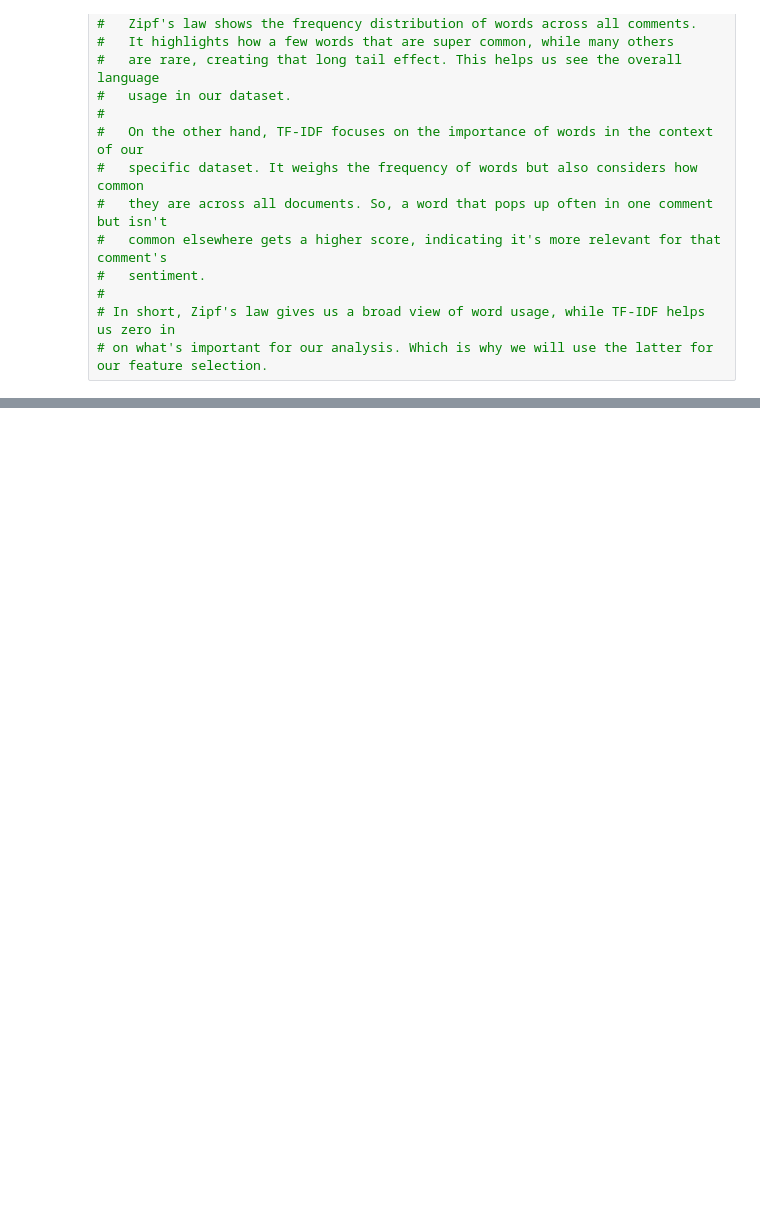
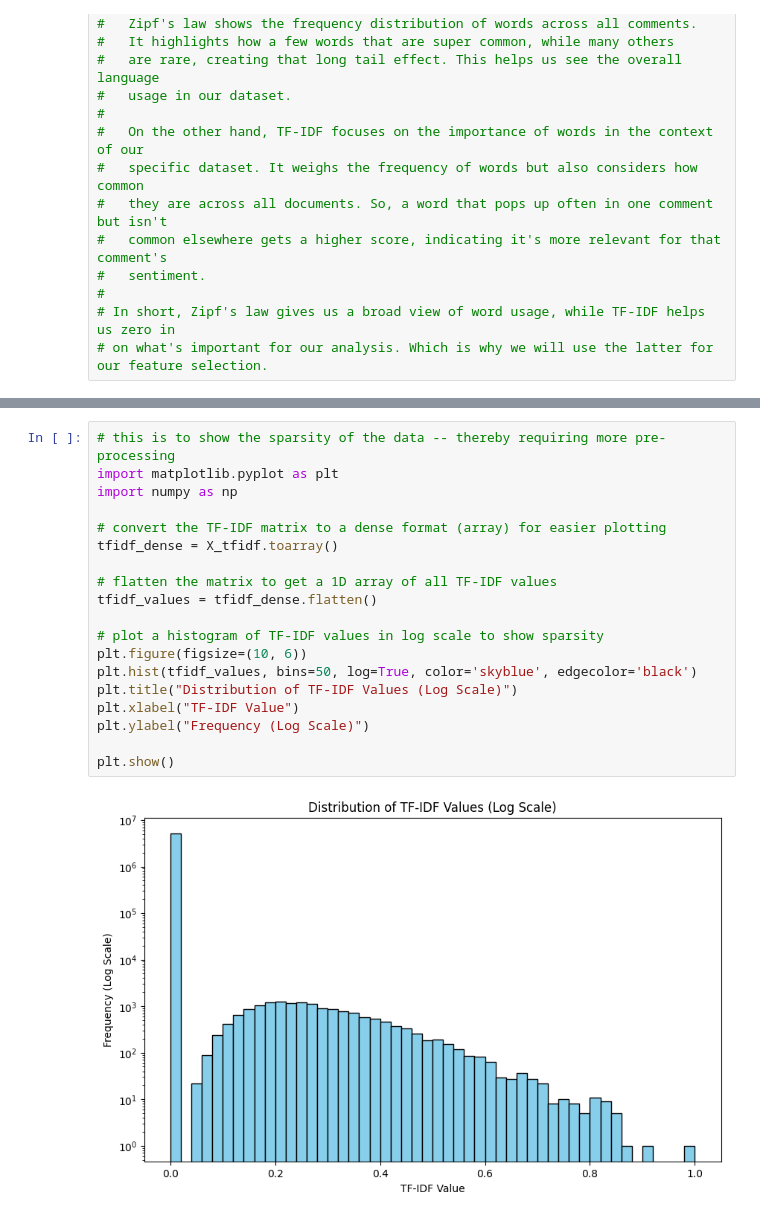
Before and after one commit to syaheer-altaf/DM2024-Lab1-Homework, a Jupyter notebook: DM2024-Lab1-Homework.ipynb, the cells around one changed output, grey strips where cells are left out. Saved outputs shown, nothing was run; the diff lists cells and outputs as text; blank space fills up the shorter version.

```diff
--- a/DM2024-Lab1-Homework.ipynb
+++ b/DM2024-Lab1-Homework.ipynb
@@ -289,0 +338,21 @@ plt.show()
+# %%
+# this is to show the sparsity of the data -- thereby requiring more pre-processing
+import matplotlib.pyplot as plt
+import numpy as np
+
+# convert the TF-IDF matrix to a dense format (array) for easier plotting
+tfidf_dense = X_tfidf.toarray()
+
+# flatten the matrix to get a 1D array of all TF-IDF values
+tfidf_values = tfidf_dense.flatten()
+
+# plot a histogram of TF-IDF values in log scale to show sparsity
+plt.figure(figsize=(10, 6))
+plt.hist(tfidf_values, bins=50, log=True, color='skyblue', edgecolor='black')
+plt.title("Distribution of TF-IDF Values (Log Scale)")
+plt.xlabel("TF-IDF Value")
+plt.ylabel("Frequency (Log Scale)")
+
+plt.show()
+# %% [output]
+[figure, added]
```
Also changed, not shown: parts of 19 cells of this notebook.
